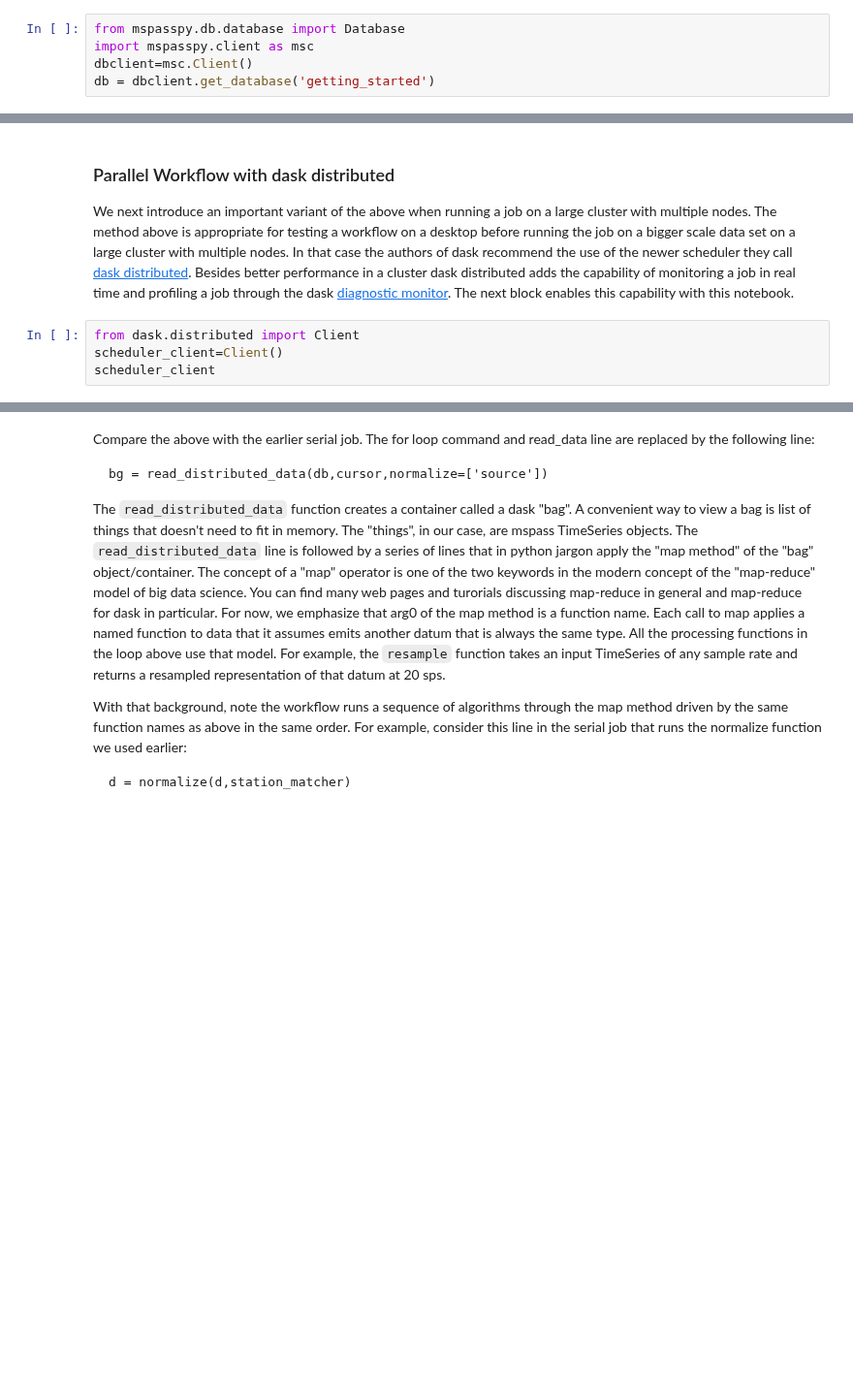
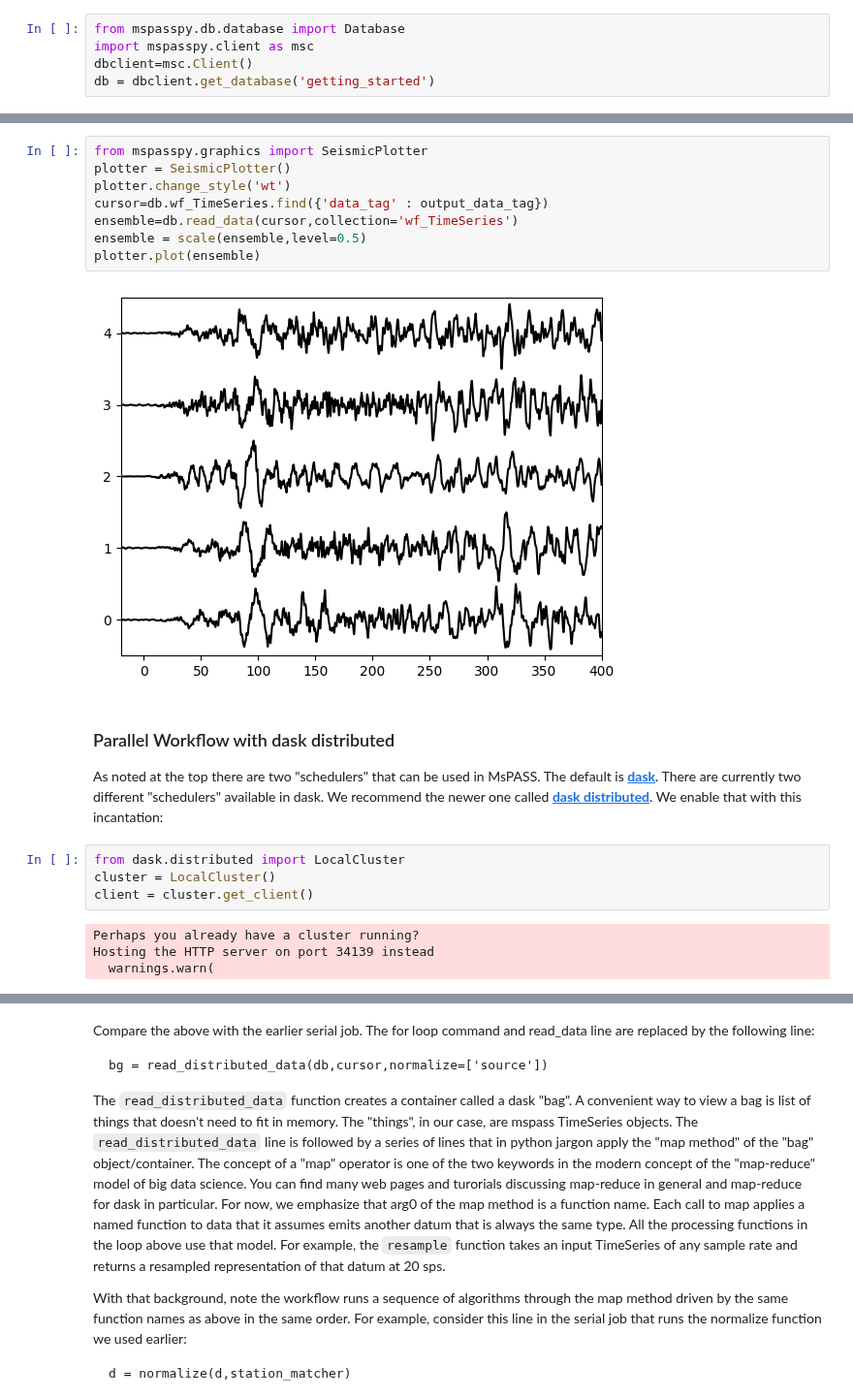
Before and after one commit to mspass-team/mspass_tutorial, a Jupyter notebook: notebooks/parallel_processing_basics.ipynb, the cells around one changed output, grey strips where cells are left out. Shown at 97% size. Cells and saved outputs as stored; diff of their text form; blank space fills up the shorter version.

```diff
--- a/notebooks/parallel_processing_basics.ipynb
+++ b/notebooks/parallel_processing_basics.ipynb
@@ -21,8 +102,22 @@ import time
+# %%
+from mspasspy.graphics import SeismicPlotter
+plotter = SeismicPlotter()
+plotter.change_style('wt')
+cursor=db.wf_TimeSeries.find({'data_tag' : output_data_tag})
+ensemble=db.read_data(cursor,collection='wf_TimeSeries')
+ensemble = scale(ensemble,level=0.5)
+plotter.plot(ensemble)
+# %% [output]
+[figure, added]
 # %% [markdown]
 ### Parallel Workflow with dask distributed
-We next introduce an important variant of the above when running a job on a large cluster with multiple nodes.  The method above is appropriate for testing a workflow on a desktop before running the job on a bigger scale data set on a large cluster with multiple nodes.   In that case the authors of dask recommend the use of the newer scheduler they call [dask distributed](https://distributed.dask.org/en/stable/). Besides better performance in a cluster dask distributed adds the capability of monitoring a job in real time and profiling a job through the dask [diagnostic monitor](https://distributed.dask.org/en/stable/diagnosing-performance.html).   The next block enables this capability with this notebook.
+As noted at the top there are two "schedulers" that can be used in MsPASS.  The default is __[dask](https://www.dask.org/)__.  There are currently two different "schedulers" available in dask.  We recommend the newer one called __[dask distributed]()__.   We enable that with this incantation:
 # %%
-from dask.distributed import Client
-scheduler_client=Client()
-scheduler_client
+from dask.distributed import LocalCluster
+cluster = LocalCluster()
+client = cluster.get_client()
+# %% [output]
+Perhaps you already have a cluster running?
+Hosting the HTTP server on port 34139 instead
+  warnings.warn(
 # %% [markdown]
```
Also changed, not shown: parts of 10 cells of this notebook, 1 other file.
